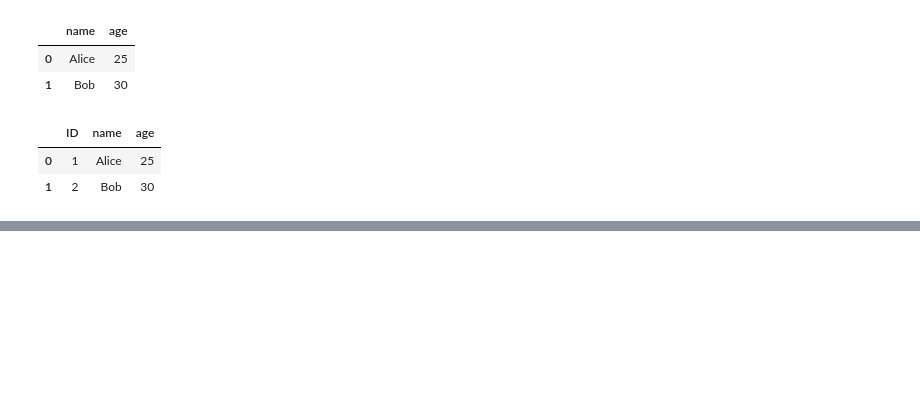
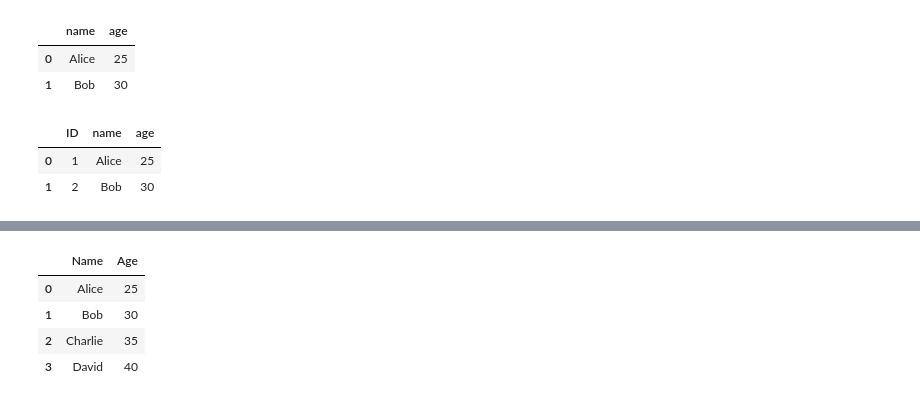
Before and after one commit to javeddevo/python_interview_programs, a Jupyter notebook: pandas.ipynb, the cells around one changed output, grey strips where cells are left out. Saved outputs shown, nothing was run; the diff lists cells and outputs as text; code cells hidden in the pictures; blank space fills up the shorter version.

```diff
--- a/pandas.ipynb
+++ b/pandas.ipynb
@@ -366,0 +430,8 @@ res
+# %%
+df.loc[0:3,["Name","Age"]]  # df.loc[rows,columns] columsn shoulb be the names(labeled) rows should be in indexes
+# %% [output]
+|  | Name | Age |
+| 0 | Alice | 25 |
+| 1 | Bob | 30 |
+| 2 | Charlie | 35 |
+| 3 | David | 40 |
```
Also changed, not shown: parts of 7 cells of this notebook, 1 other file.
